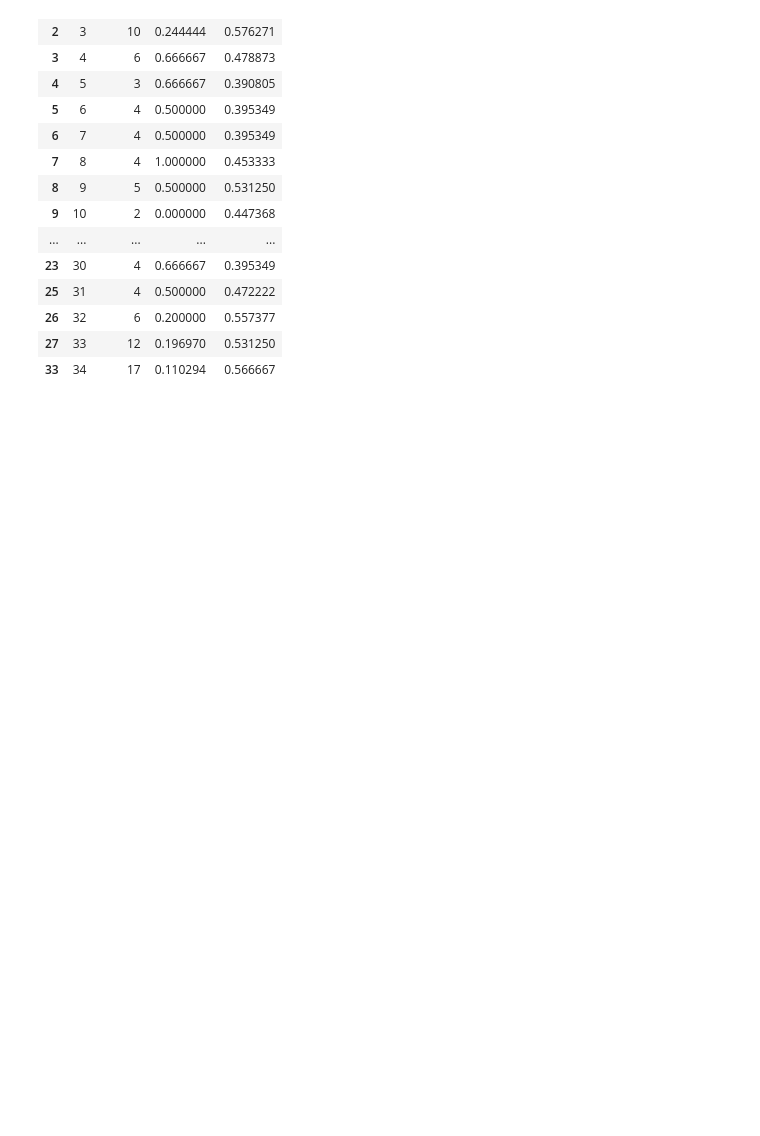
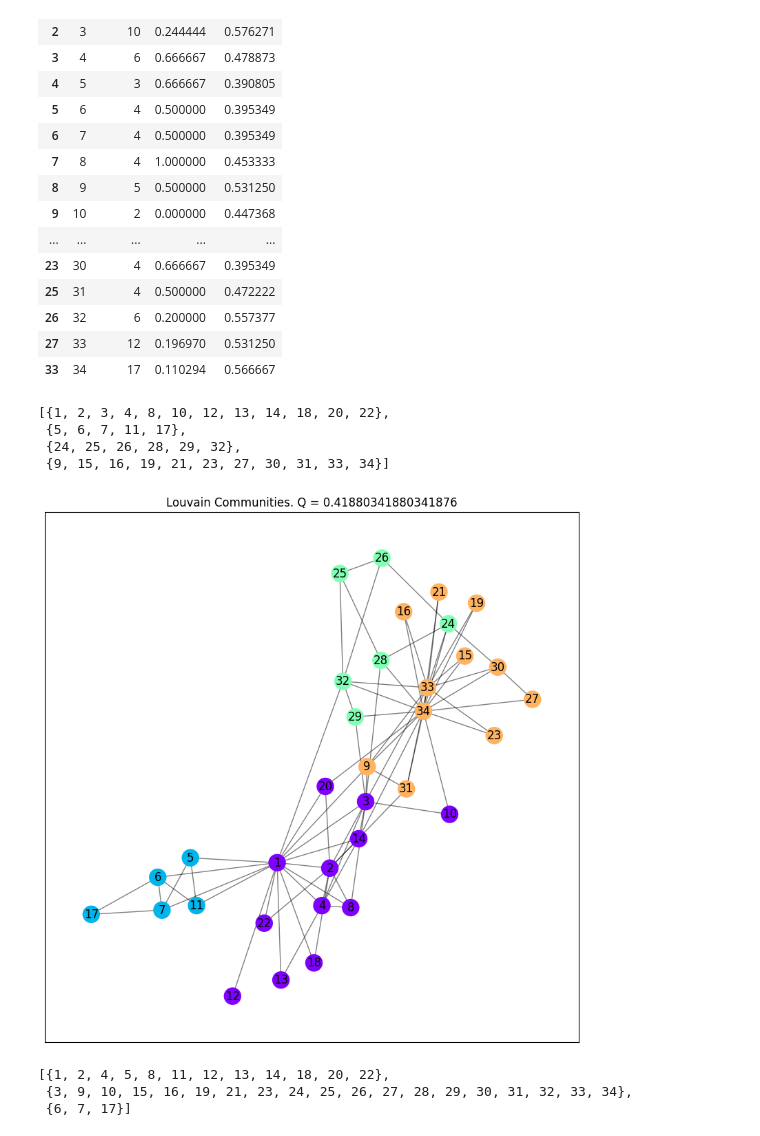
Before and after one commit to gaitovrat/MAS-1, a Jupyter notebook: notebooks/Schlukovani.ipynb, the cells around one changed output. Cells and saved outputs as stored; diff of their text form; code cells hidden in the pictures; blank space fills up the shorter version.

Commit message:
Add community methods

```diff
--- a/notebooks/Schlukovani.ipynb
+++ b/notebooks/Schlukovani.ipynb
@@ -134,3 +136,53 @@ out
 | 26 | 32 | 6 | 0.200000 | 0.557377 |
 | 27 | 33 | 12 | 0.196970 | 0.531250 |
 | 33 | 34 | 17 | 0.110294 | 0.566667 |
+# %%
+louvain_communities = nx.community.louvain_communities(graph)
+louvain_communities_mapping = [(node, i,) for i, community in enumerate(louvain_communities) for node in community]
+
+df_louvain_communities = pd.DataFrame(louvain_communities_mapping, columns=["ID", "louvain_communities"])
+out = out.merge(df_louvain_communities, how="left")
+
+louvain_communities
+# %% [output]
+[{1, 2, 3, 4, 8, 10, 12, 13, 14, 18, 20, 22},
+ {5, 6, 7, 11, 17},
+ {24, 25, 26, 28, 29, 32},
+ {9, 15, 16, 19, 21, 23, 27, 30, 31, 33, 34}]
+# %%
+def draw_communities(communities: list[set[int]], title: str) -> None:
+    unique_communities = len(communities)
+    community_colors = plt.cm.rainbow([i / unique_communities for i in range(unique_communities)])
+
+    node_colors = []
+    for i, community in enumerate(communities):
+        for node in community:
+            node_colors.append((node, community_colors[i]))
+
+    node_colors.sort(key=lambda x: x[0])
+    nodes = list(map(lambda x: x[0], node_colors))
+    colors = list(map(lambda x: x[1], node_colors))
+
+    plt.figure(figsize=(10, 10))
+    pos = nx.spring_layout(graph)
+    nx.draw_networkx_nodes(graph, pos, nodelist=nodes, node_color=colors)
+    nx.draw_networkx_edges(graph, pos, alpha=0.5)
+    nx.draw_networkx_labels(graph, pos)
+    plt.title(f'{title}. Q = {nx.community.modularity(graph, communities)}')
+    plt.show()
+# %%
+draw_communities(louvain_communities, "Louvain Communities")
+# %% [output]
+[figure, added]
+# %%
+label_propagation_communities = list(nx.community.label_propagation_communities(graph))
+label_propagation_communities_mapping = [(node, i,) for i, community in enumerate(label_propagation_communities) for node in community]
+
+df_label_propagation_communities = pd.DataFrame(label_propagation_communities_mapping, columns=["ID", "label_propagation_communities"])
+out = out.merge(df_label_propagation_communities, how="left")
+
+label_propagation_communities
+# %% [output]
+[{1, 2, 4, 5, 8, 11, 12, 13, 14, 18, 20, 22},
+ {3, 9, 10, 15, 16, 19, 21, 23, 24, 25, 26, 27, 28, 29, 30, 31, 32, 33, 34},
+ {6, 7, 17}]
```
Also changed, not shown: parts of 8 cells of this notebook.
